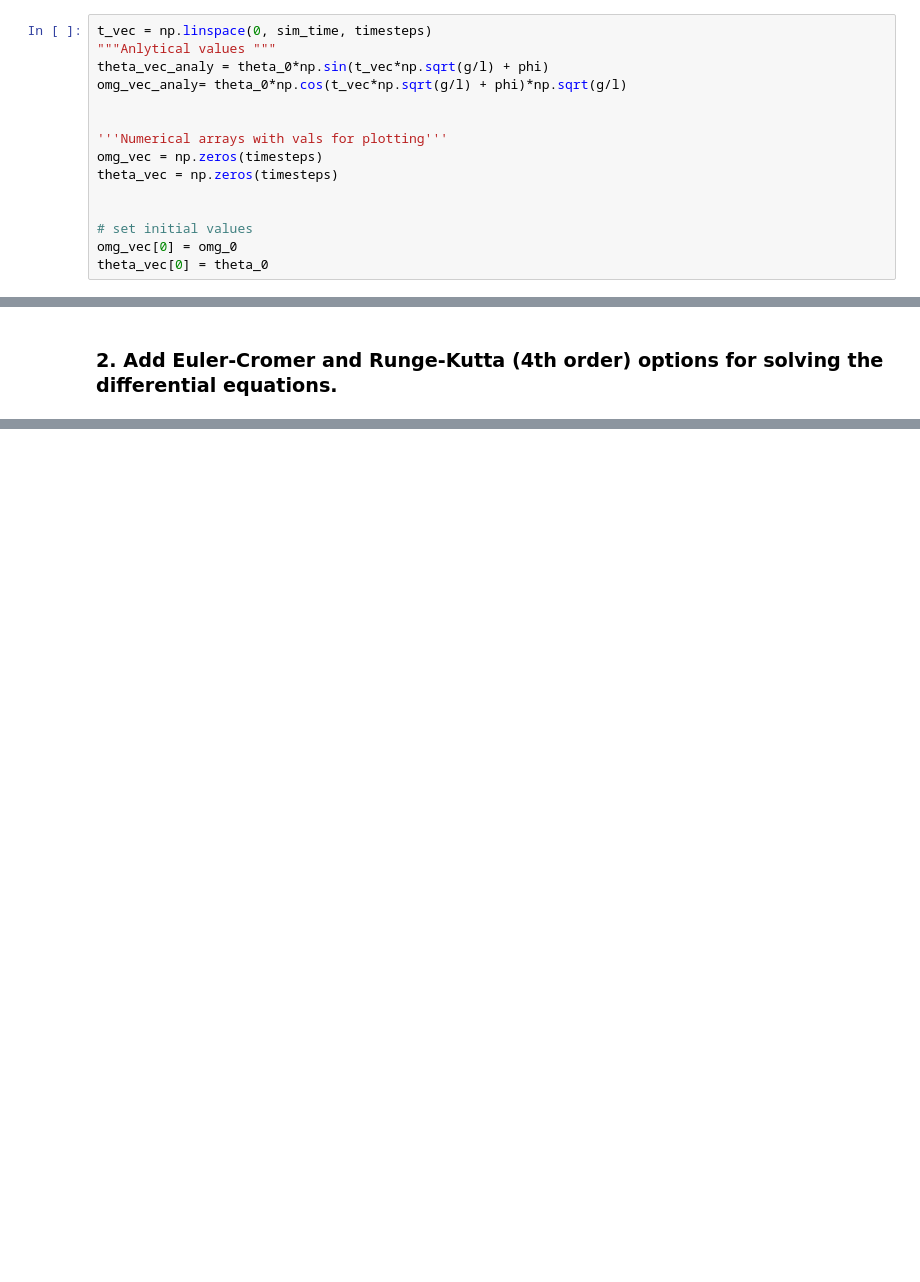
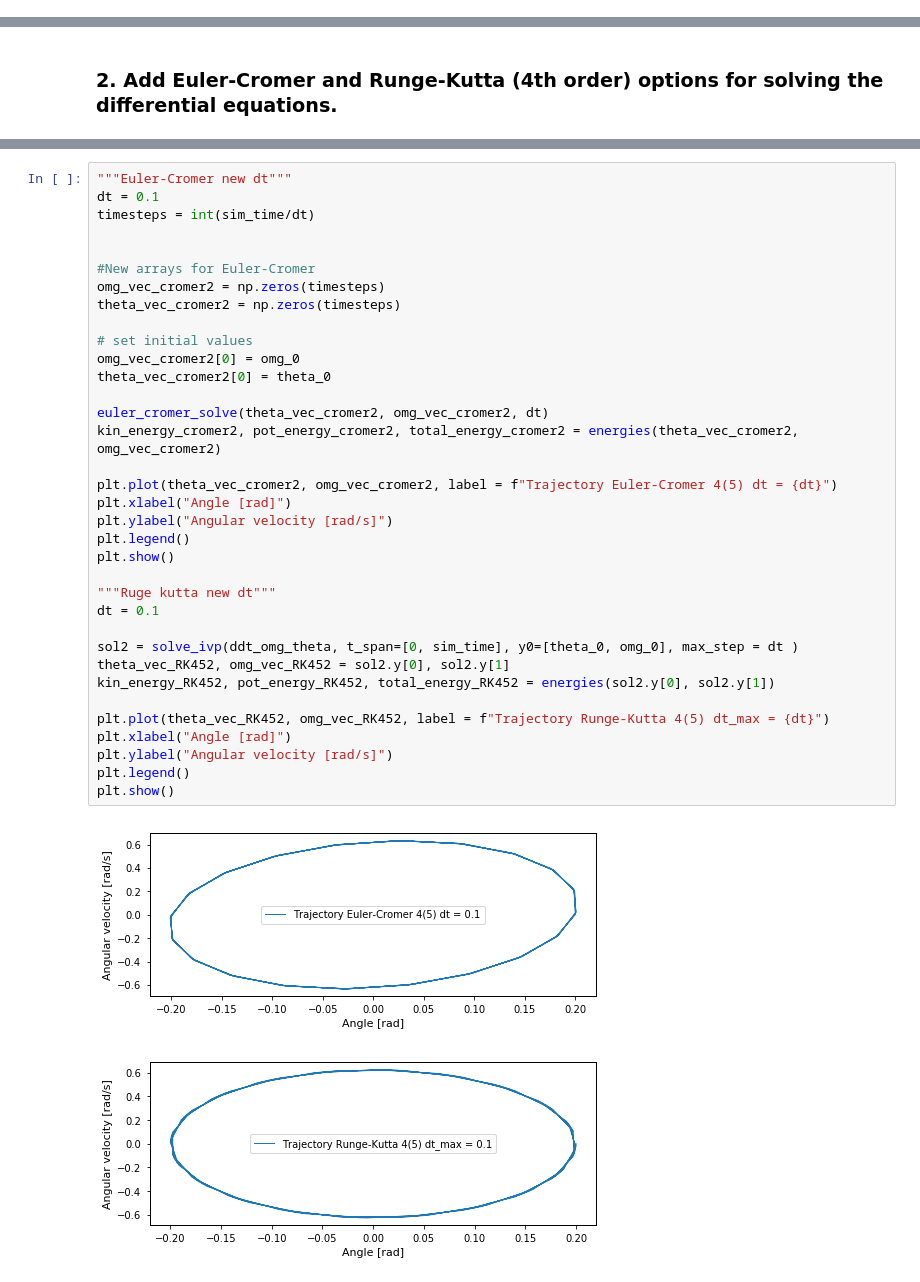
Before and after one commit to kaprests/Pendulum, a Jupyter notebook: pendulum.ipynb, the cells around one changed output, grey strips where cells are left out. Cells and saved outputs as stored; diff of their text form; blank space fills up the shorter version.

```diff
--- a/pendulum.ipynb
+++ b/pendulum.ipynb
@@ -52,15 +71,0 @@ phi = np.pi/2 #when omg_0 =0
-# %%
-t_vec = np.linspace(0, sim_time, timesteps)
-"""Anlytical values """
-theta_vec_analy = theta_0*np.sin(t_vec*np.sqrt(g/l) + phi)
-omg_vec_analy= theta_0*np.cos(t_vec*np.sqrt(g/l) + phi)*np.sqrt(g/l)
-
-
-'''Numerical arrays with vals for plotting'''
-omg_vec = np.zeros(timesteps)
-theta_vec = np.zeros(timesteps)
-
-
-# set initial values
-omg_vec[0] = omg_0
-theta_vec[0] = theta_0
@@ -129,0 +176,38 @@ plt.show()
+# %%
+"""Euler-Cromer new dt"""
+dt = 0.1
+timesteps = int(sim_time/dt)
+
+
+#New arrays for Euler-Cromer
+omg_vec_cromer2 = np.zeros(timesteps)
+theta_vec_cromer2 = np.zeros(timesteps)
+
+# set initial values
+omg_vec_cromer2[0] = omg_0
+theta_vec_cromer2[0] = theta_0
+
+euler_cromer_solve(theta_vec_cromer2, omg_vec_cromer2, dt)
+kin_energy_cromer2, pot_energy_cromer2, total_energy_cromer2 = energies(theta_vec_cromer2, omg_vec_cromer2)
+
+plt.plot(theta_vec_cromer2, omg_vec_cromer2, label = f"Trajectory Euler-Cromer 4(5) dt = {dt}")
+plt.xlabel("Angle [rad]")
+plt.ylabel("Angular velocity [rad/s]")
+plt.legend()
+plt.show()
+
+"""Ruge kutta new dt"""
+dt = 0.1
+
+sol2 = solve_ivp(ddt_omg_theta, t_span=[0, sim_time], y0=[theta_0, omg_0], max_step = dt )
+theta_vec_RK452, omg_vec_RK452 = sol2.y[0], sol2.y[1]
+kin_energy_RK452, pot_energy_RK452, total_energy_RK452 = energies(sol2.y[0], sol2.y[1])
+
+plt.plot(theta_vec_RK452, omg_vec_RK452, label = f"Trajectory Runge-Kutta 4(5) dt_max = {dt}")
+plt.xlabel("Angle [rad]")
+plt.ylabel("Angular velocity [rad/s]")
+plt.legend()
+plt.show()
+# %% [output]
+[figure, added]
+[figure, added]
```
Also changed, not shown: parts of 25 cells of this notebook.
